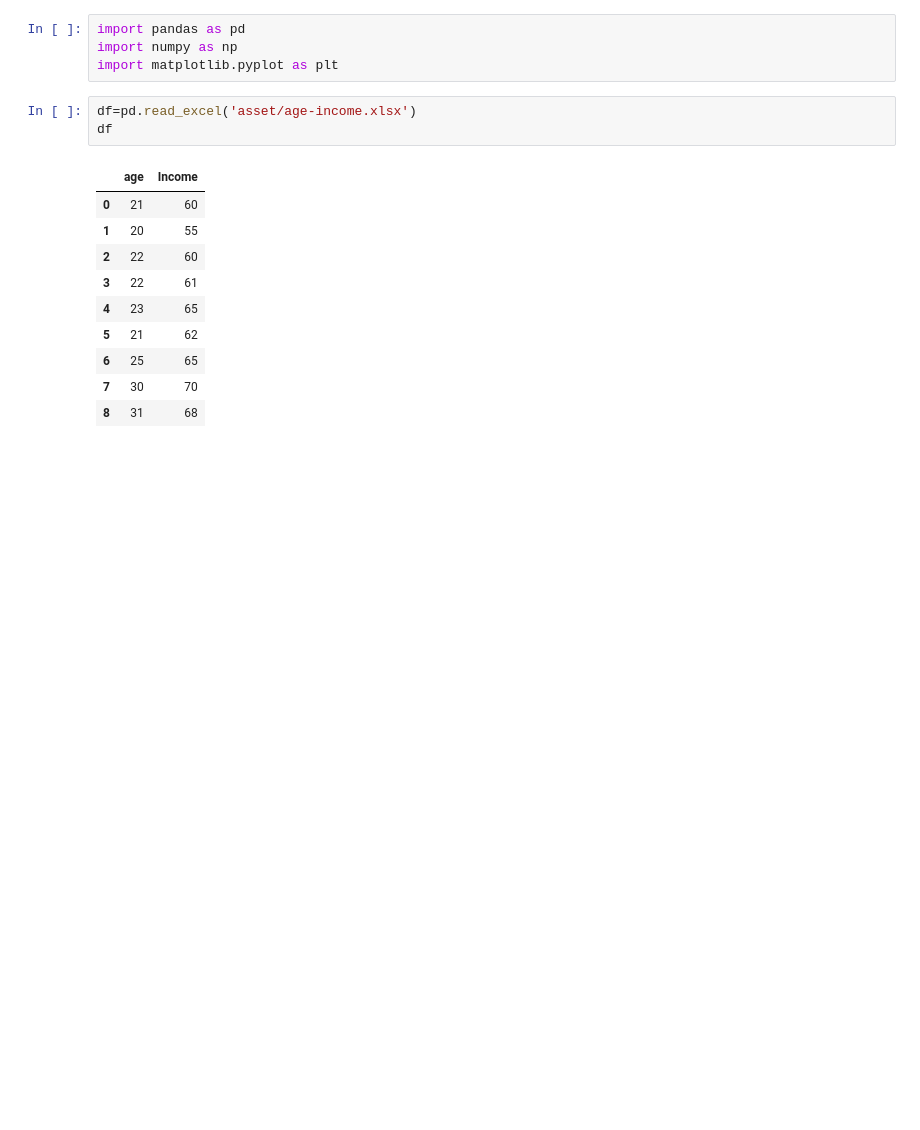
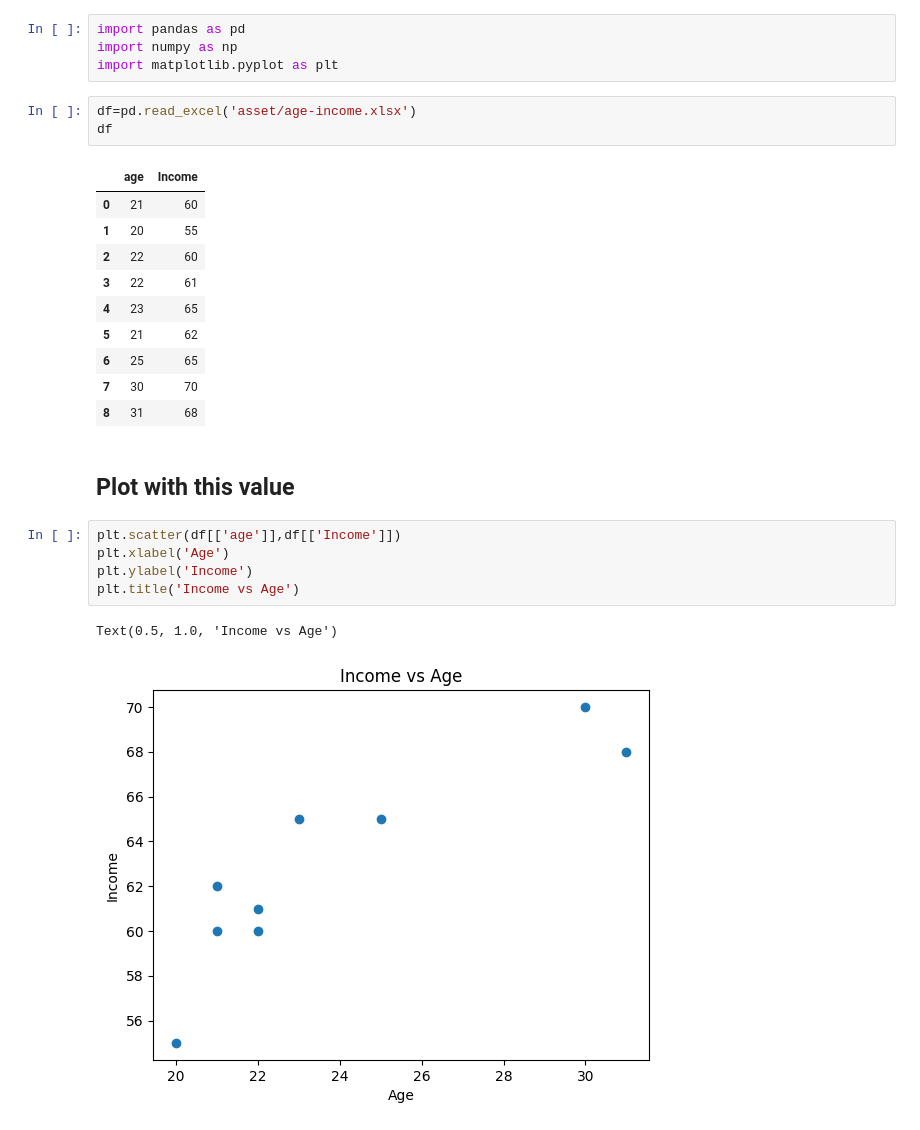
Before and after one commit to sadikasharmin/Data-Science-with-Python, a Jupyter notebook: Class7- KNN/KNN-assignment1.ipynb, the cells around one changed output. Drawn from its saved outputs; the diff is of its cells as text; blank space fills up the shorter version.

```diff
--- a/Class7- KNN/KNN-assignment1.ipynb
+++ b/Class7- KNN/KNN-assignment1.ipynb
@@ -18,3 +18,13 @@ df
 | 6 | 25 | 65 |
 | 7 | 30 | 70 |
 | 8 | 31 | 68 |
+# %% [markdown]
+## Plot with this value
+# %%
+plt.scatter(df[['age']],df[['Income']])
+plt.xlabel('Age')
+plt.ylabel('Income')
+plt.title('Income vs Age')
+# %% [output]
+Text(0.5, 1.0, 'Income vs Age')
+[figure, added]
```
Also changed, not shown: parts of 20 cells of this notebook.
